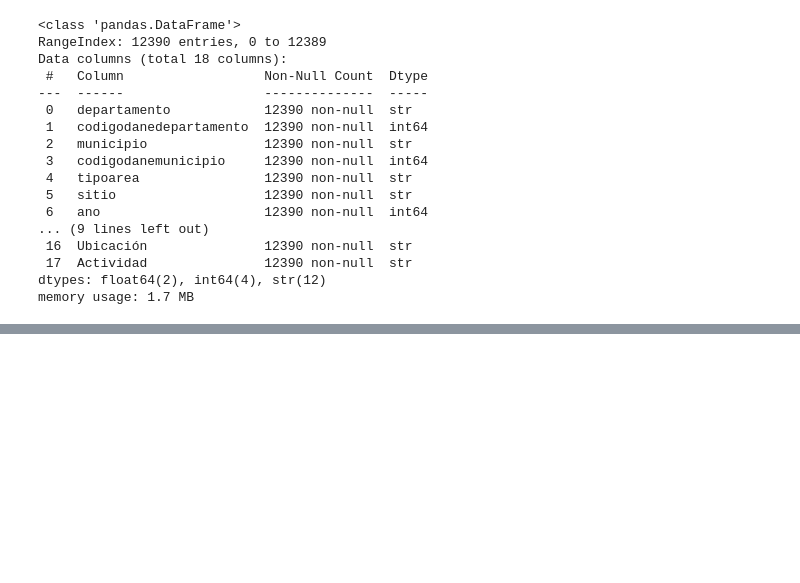
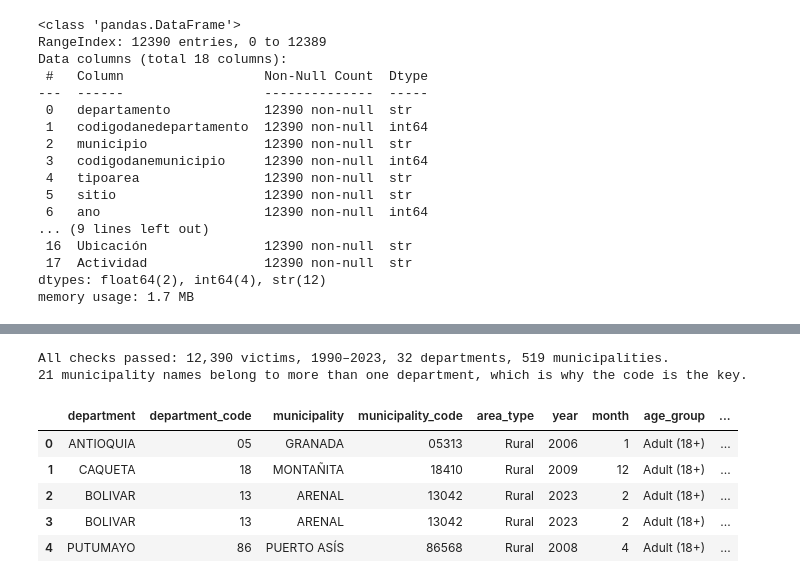
Before and after one commit to travisrcarlson/ai-programming-foundations-project, a Jupyter notebook: data_workflow.ipynb, the cells around one changed output, grey strips where cells are left out. Drawn from its saved outputs; the diff is of its cells as text; code cells hidden in the pictures; blank space fills up the shorter version.

```diff
--- a/data_workflow.ipynb
+++ b/data_workflow.ipynb
@@ -124,0 +350,6 @@ memory usage: 1.7 MB
+# %%
+PIPELINE = [fix_column_labels, drop_location_detail, standardise_missing,
+            standardise_codes, translate_categories, add_time_fields]
+
+df, cleaning_log = run_pipeline(df_raw, PIPELINE)
+cleaning_log
@@ -124,0 +365,34 @@ memory usage: 1.7 MB
+# %%
+def check_clean(df, raw_rows):
+    """Assert the cleaned table's structure and categories, then print a short report.
+
+    Checks that cleaning kept every victim, that years, months and DANE codes are
+    valid, that each municipality code sits inside its department, and that every
+    category is one of the data dictionary's English labels.
+    """
+    assert len(df) == raw_rows, "Cleaning must not add or remove victims"
+    assert df["month"].between(1, 12).all(), "Months must run from 1 to 12"
+    assert df["department_code"].str.fullmatch(r"\d{2}").all()
+    assert df["municipality_code"].str.fullmatch(r"\d{5}").all()
+    assert (df["municipality_code"].str[:2] == df["department_code"]).all()
+    for column, mapping in CATEGORY_MAP.items():
+        assert set(df[column].dropna()) <= set(mapping.values()), column
+    shared = df.groupby("municipality")["municipality_code"].nunique()
+    print(f"All checks passed: {len(df):,} victims, {df['year'].min()}–{df['year'].max()}, "
+          f"{df['department_code'].nunique()} departments, "
+          f"{df['municipality_code'].nunique()} municipalities.")
+    print(f"{(shared > 1).sum()} municipality names belong to more than one department, "
+          "which is why the code is the key.")
+
+
+check_clean(df, len(df_raw))
+df.head()
+# %% [output]
+All checks passed: 12,390 victims, 1990–2023, 32 departments, 519 municipalities.
+21 municipality names belong to more than one department, which is why the code is the key.
+|  | department | department_code | municipality | municipality_code | area_type | year | month | age_group | ... |
+| 0 | ANTIOQUIA | 05 | GRANADA | 05313 | Rural | 2006 | 1 | Adult (18+) | ... |
+| 1 | CAQUETA | 18 | MONTAÑITA | 18410 | Rural | 2009 | 12 | Adult (18+) | ... |
+| 2 | BOLIVAR | 13 | ARENAL | 13042 | Rural | 2023 | 2 | Adult (18+) | ... |
+| 3 | BOLIVAR | 13 | ARENAL | 13042 | Rural | 2023 | 2 | Adult (18+) | ... |
+| 4 | PUTUMAYO | 86 | PUERTO ASÍS | 86568 | Rural | 2008 | 4 | Adult (18+) | ... |
```
Also changed, not shown: parts of 10 cells of this notebook, 1 other file.
